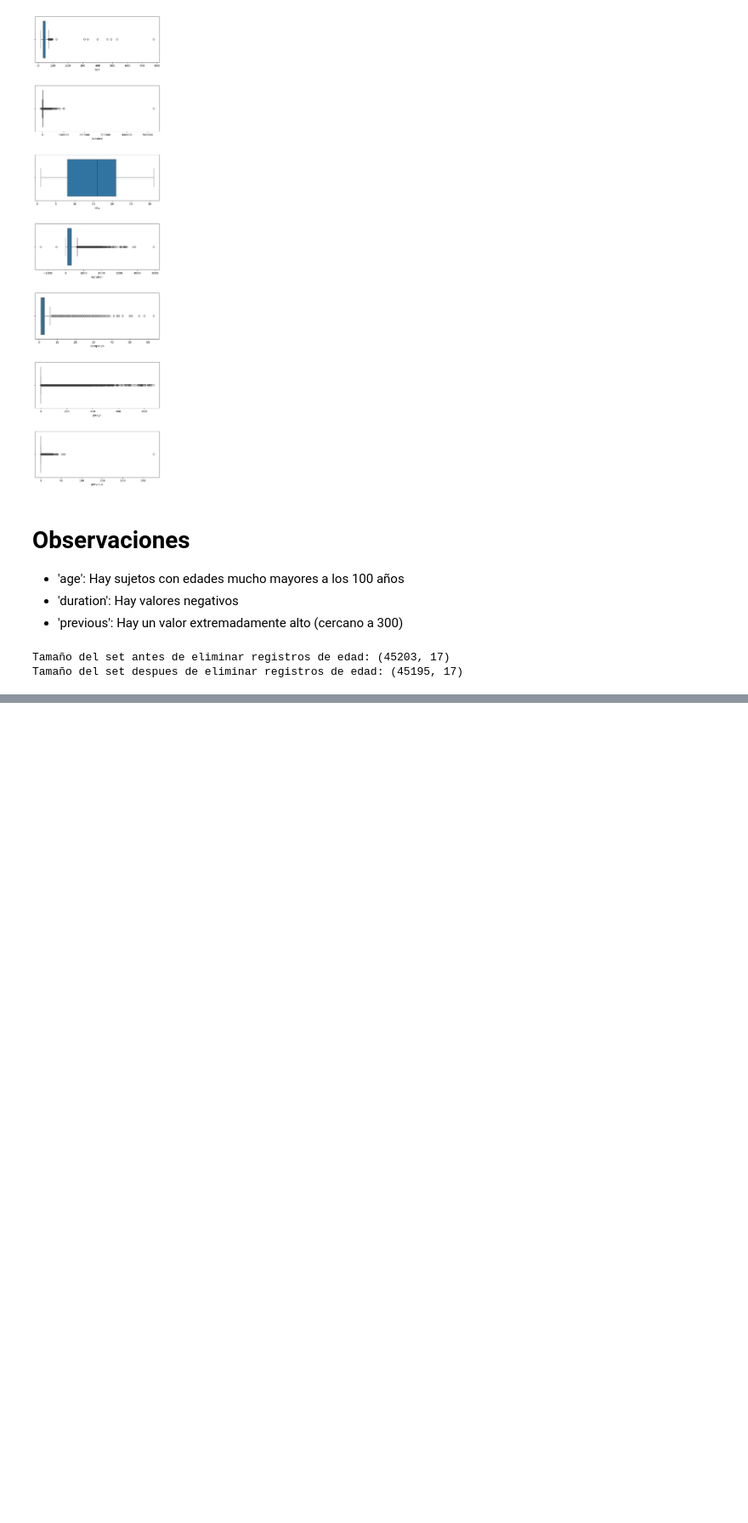
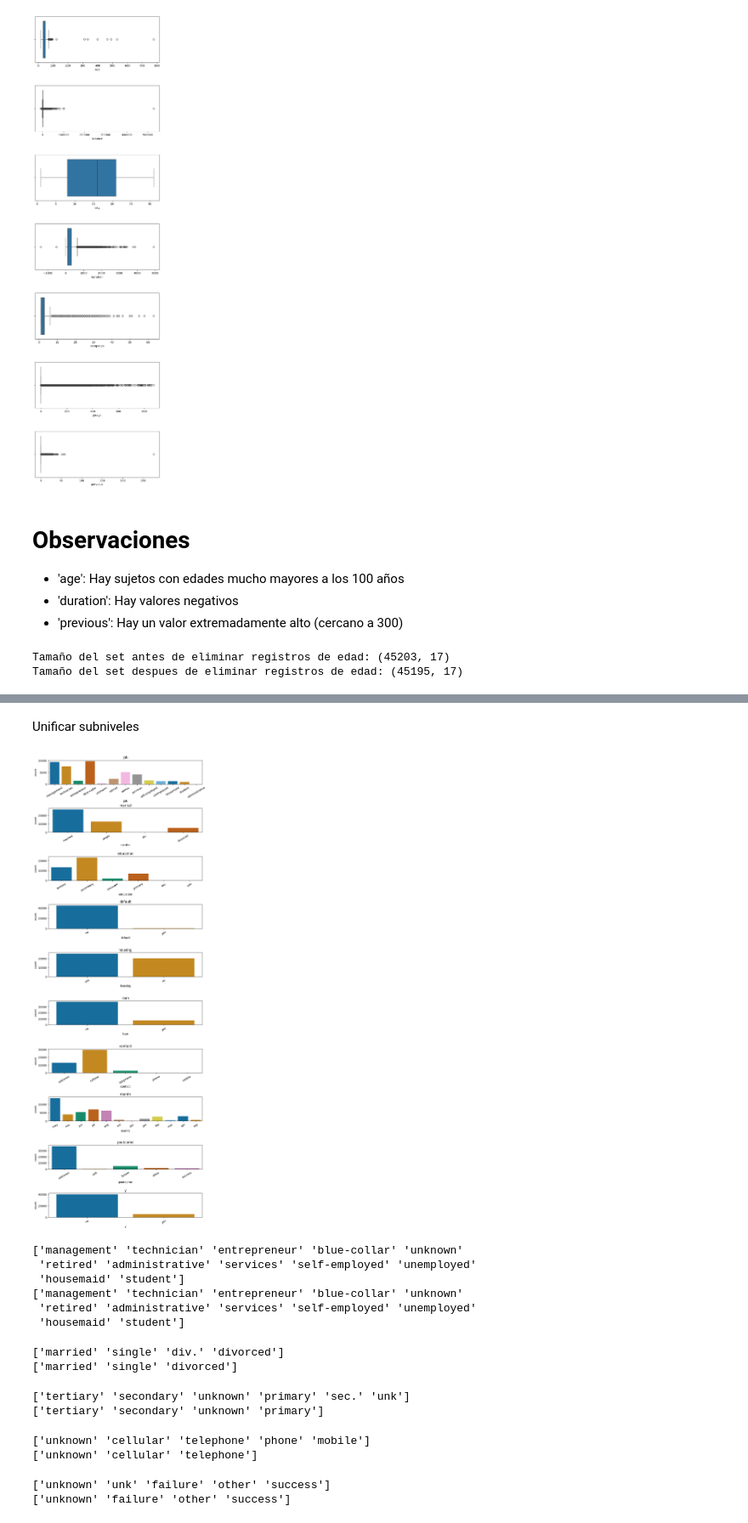
Before and after one commit to chizune/TalentoTech, a Jupyter notebook: LimpiezadeDatos.ipynb, the cells around one changed output, grey strips where cells are left out. Shown: that part at 85% size. Drawn from its saved outputs; the diff is of its cells as text; code cells hidden in the pictures; blank space fills up the shorter version.

```diff
--- a/LimpiezadeDatos.ipynb
+++ b/LimpiezadeDatos.ipynb
@@ -249,0 +279,70 @@ Tamaño del set despues de eliminar registros de edad: (45195, 17)
+# %% [markdown]
+Unificar subniveles
+# %%
+for column in data.columns:
+  # Representar en minusculas solo si la columna es categorica
+  if column in cols_cat:
+    data[column] = data[column].str.lower()
+
+# Generar las graficas nuevamente
+
+fig, ax = plt.subplots(nrows = 10, ncols = 1, figsize = (10,30))
+fig.subplots_adjust(hspace = 1)
+
+for i, col in enumerate(cols_cat):
+  sns.countplot(x = col, hue = col, data = data, ax = ax[i], palette = 'colorblind', legend = False)
+  ax[i].set_title(col)
+  ax[i].tick_params(axis = 'x', labelrotation =30)
+# %% [output]
+[figure, added]
+# %%
+# job: unificar admin. y administrative
+
+print(data['job'].unique())
+data['job'] = data['job'].str.replace('admin.', 'administrative', regex = False)
+print(data['job'].unique())
+# %% [output]
+['management' 'technician' 'entrepreneur' 'blue-collar' 'unknown'
+ 'retired' 'administrative' 'services' 'self-employed' 'unemployed'
+ 'housemaid' 'student']
+['management' 'technician' 'entrepreneur' 'blue-collar' 'unknown'
+ 'retired' 'administrative' 'services' 'self-employed' 'unemployed'
+ 'housemaid' 'student']
+# %%
+# marital: Unificar div. y divorced
+
+print(data['marital'].unique())
+data['marital'] = data['marital'].str.replace('div.', 'divorced', regex = False)
+print(data['marital'].unique())
+# %% [output]
+['married' 'single' 'div.' 'divorced']
+['married' 'single' 'divorced']
+# %%
+# education: Unificar sec. y secondary, unk y unknown
+
+print(data['education'].unique())
+data['education'] = data['education'].str.replace('sec.', 'secondary', regex = False)
+data.loc[data['education'] == 'unk', 'education'] = 'unknown'
+print(data['education'].unique())
+# %% [output]
+['tertiary' 'secondary' 'unknown' 'primary' 'sec.' 'unk']
+['tertiary' 'secondary' 'unknown' 'primary']
+# %%
+# contact: Unificar telephone y phone
+
+print(data['contact'].unique())
+data.loc[data['contact'] == 'phone', 'contact'] = 'telephone'
+data.loc[data['contact'] == 'mobile', 'contact'] = 'cellular'
+print(data['contact'].unique())
+# %% [output]
+['unknown' 'cellular' 'telephone' 'phone' 'mobile']
+['unknown' 'cellular' 'telephone']
+# %%
+# poutcome: Unificar unk y unknown
+
+print(data['poutcome'].unique())
+data.loc[data['poutcome'] == 'unk', 'poutcome'] = 'unknown'
+print(data['poutcome'].unique())
+# %% [output]
+['unknown' 'unk' 'failure' 'other' 'success']
+['unknown' 'failure' 'other' 'success']
```
Also changed, not shown: parts of 4 cells of this notebook.
